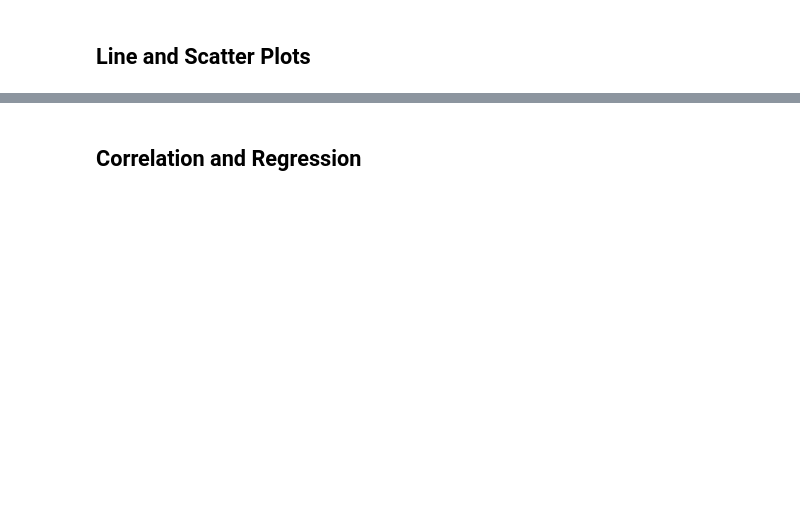
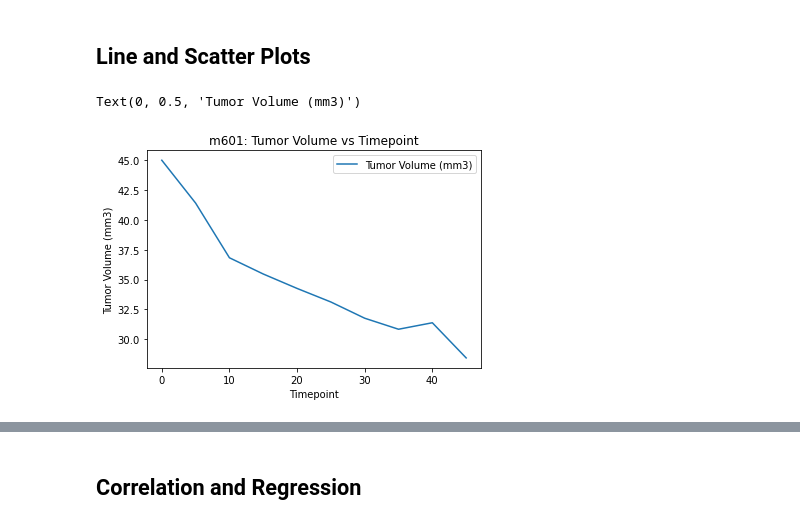
Before and after one commit to rutili/Matplotlib-Project, a Jupyter notebook: Pymaceuticals/pymaceuticals_starter.ipynb, the cells around one changed output, grey strips where cells are left out. Cells and saved outputs as stored; diff of their text form; code cells hidden in the pictures; blank space fills up the shorter version.

```diff
--- a/Pymaceuticals/pymaceuticals_starter.ipynb
+++ b/Pymaceuticals/pymaceuticals_starter.ipynb
@@ -174,4 +232,20 @@ midc.plot(kind='bar', ylabel='Mice', title='Mice by Drug Regimen',facecolor='ora
 ## Line and Scatter Plots
 # %%
 # Generate a line plot of tumor volume vs. time point for a mouse treated with Capomulin
+
+
+Capomulin_mice_df = clean.loc[clean['Mouse ID'] == capomouse]
+Capomulin_mice_df.head()
+
+capomouse = 'm601'
+
+Capomulin_mouse_df = clean.loc[clean['Mouse ID'] == capomouse]
+Capomulin_mouse_df.plot.line('Timepoint', 'Tumor Volume (mm3)')
+
+plt.title('m601: Tumor Volume vs Timepoint')
+plt.xlabel('Timepoint')
+plt.ylabel('Tumor Volume (mm3)')
+# %% [output]
+Text(0, 0.5, 'Tumor Volume (mm3)')
+[figure, added]
 # %%
```
Also changed, not shown: parts of 11 cells of this notebook.
